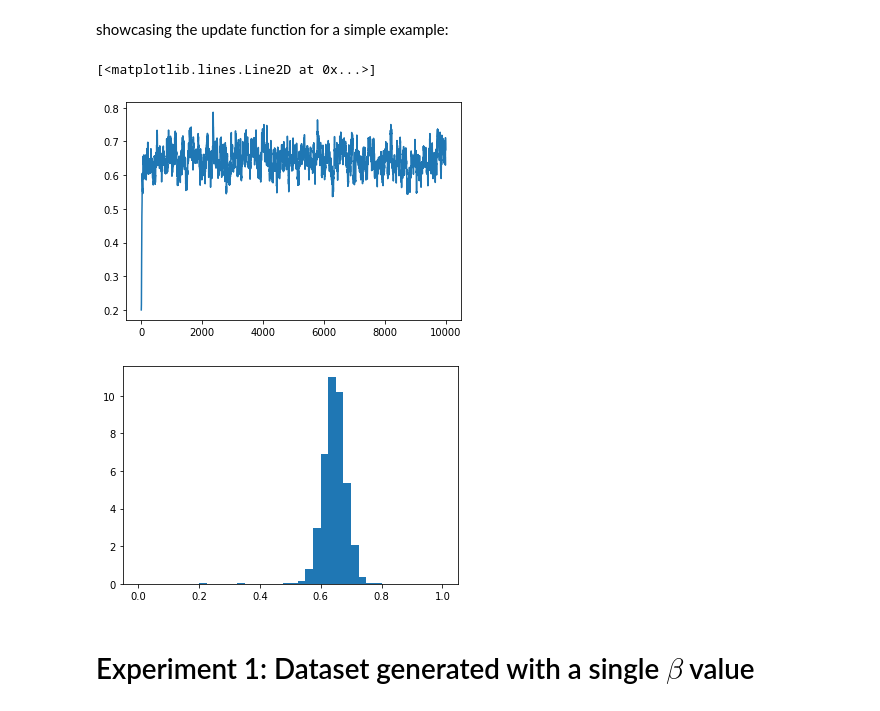
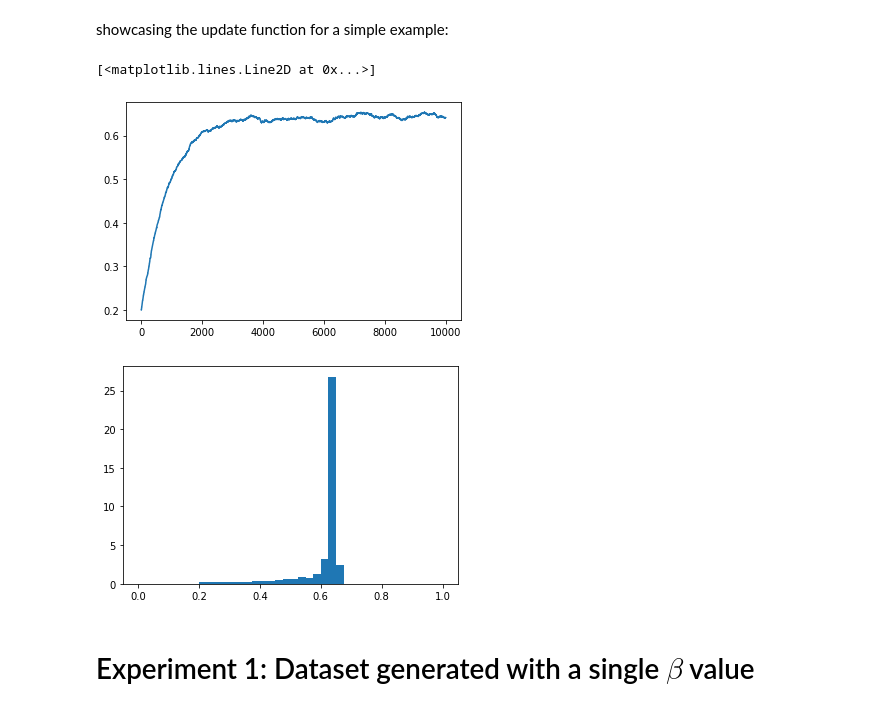
Before and after one commit to JanSchering/Thesis, a Jupyter notebook: si_model/SI_Experiment3.ipynb, the cells around one changed output. Cells and saved outputs as stored; diff of their text form; code cells hidden in the pictures.

```diff
--- a/si_model/SI_Experiment3.ipynb
+++ b/si_model/SI_Experiment3.ipynb
@@ -63,7 +64,7 @@ def model_approx(grids: t.Tensor, beta: t.Tensor) -> t.Tensor:
     #   if the residual is positive, the cell should be infected ( < spread_likelihood)
     #   if the residual is negative, the cell should stay healthy ( > spread_likelihood)
     #   if the cell was already infected, no update should be applied
-    update_mask = heaviside(residuals, k=30) * healthy_mask
+    update_mask = heaviside(residuals, k=35) * healthy_mask
     # apply the update to the current state
     return grids + update_mask
 # %% [markdown]
@@ -196,20 +197,20 @@ showcasing the update function for a simple example:
 # %%
 beta = t.tensor(0.2)
 obs = model(x_t, t.tensor(0.6))
 betas = []
 for i in tqdm(range(10_000)):
-    beta = update(beta, x_t, obs, 0.01)
+    beta = update(beta, x_t, obs, 1e-5)
     betas.append(beta.detach())
 
 plt.plot(np.arange(len(betas)), t.tensor(betas))
 # %% [output]
 [<matplotlib.lines.Line2D at 0x...>]
-[figure, old version]
+[figure, new version]
 # %%
 plt.hist(betas, density=True, range=(0.,1.), bins=40)
 plt.show()
 # %% [output]
-[figure, old version]
+[figure, new version]
 # %% [markdown]
 # Experiment 1: Dataset generated with a single $\beta$ value
 # %%
```
Also changed, not shown: parts of 11 cells of this notebook.
